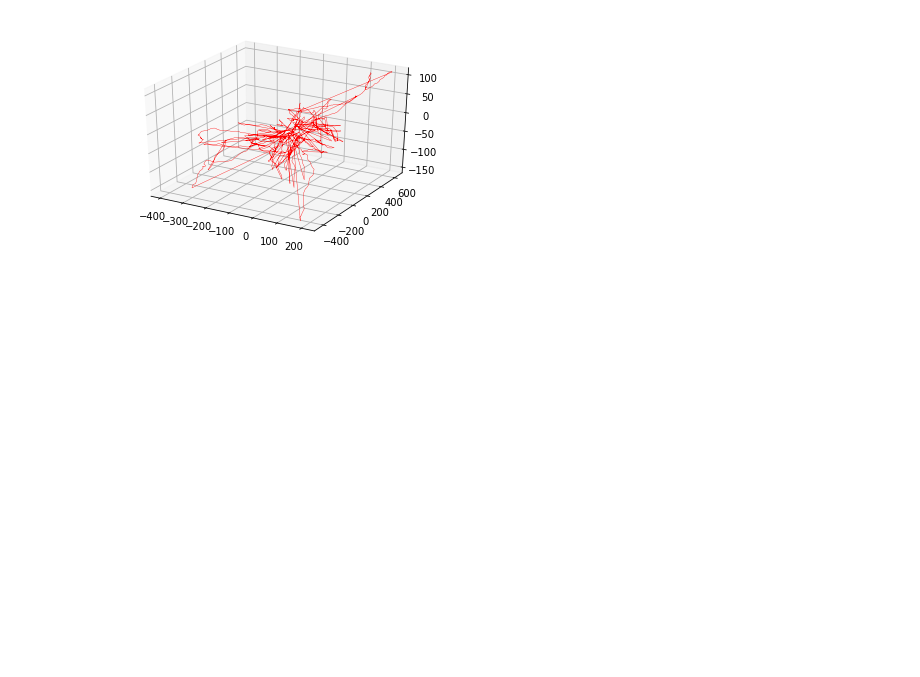
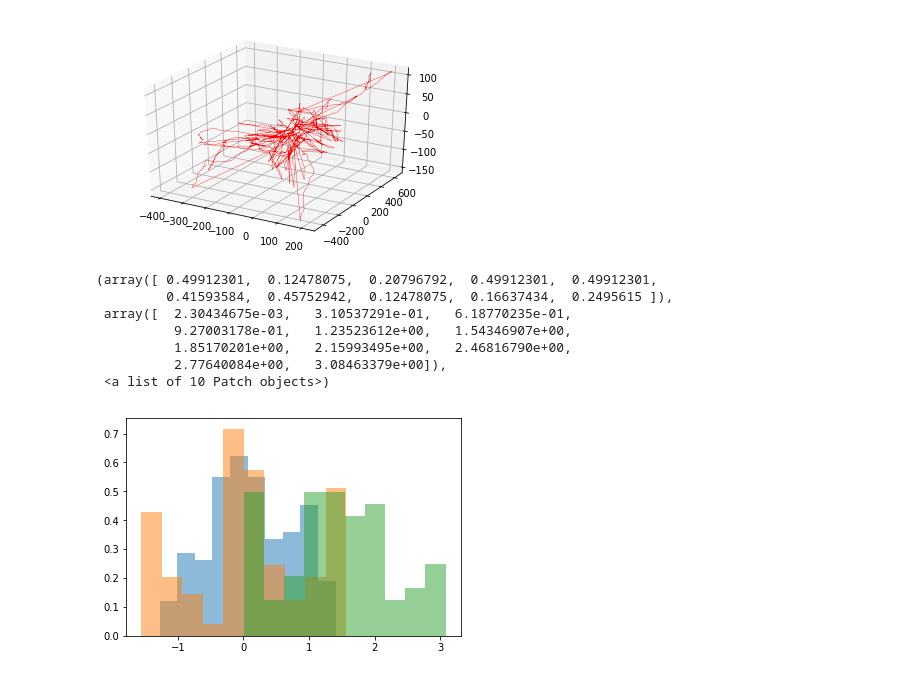
Before and after one commit to BonsaiNet/McNeuron, a Jupyter notebook: neuronFeaturesTest.ipynb, the cells around one changed output. Drawn from its saved outputs; the diff is of its cells as text; code cells hidden in the pictures; blank space fills up the shorter version.

```diff
--- a/neuronFeaturesTest.ipynb
+++ b/neuronFeaturesTest.ipynb
@@ -32,3 +32,16 @@ McNeuron.visualize.plot_2D(neuron)
 McNeuron.visualize.plot_3D(neuron)
 # %% [output]
 [figure]
+# %%
+plt.hist(neuron.features['Elevation'],normed=True,alpha=0.5)
+plt.hist(neuron.features['Tilt Local'],normed=True,alpha=0.5)
+plt.hist(neuron.features['Amplitude Local'],normed=True,alpha=0.5)
+# %% [output]
+(array([ 0.49912301,  0.12478075,  0.20796792,  0.49912301,  0.49912301,
+         0.41593584,  0.45752942,  0.12478075,  0.16637434,  0.2495615 ]),
+ array([  2.30434675e-03,   3.10537291e-01,   6.18770235e-01,
+          9.27003178e-01,   1.23523612e+00,   1.54346907e+00,
+          1.85170201e+00,   2.15993495e+00,   2.46816790e+00,
+          2.77640084e+00,   3.08463379e+00]),
+ <a list of 10 Patch objects>)
+[figure, added]
```
Also changed, not shown: 1 other file.
